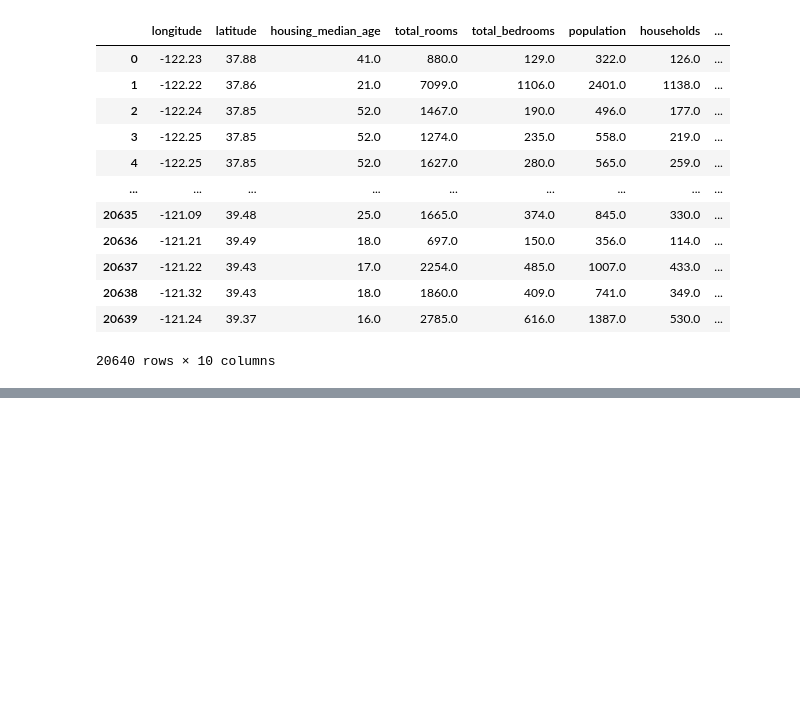
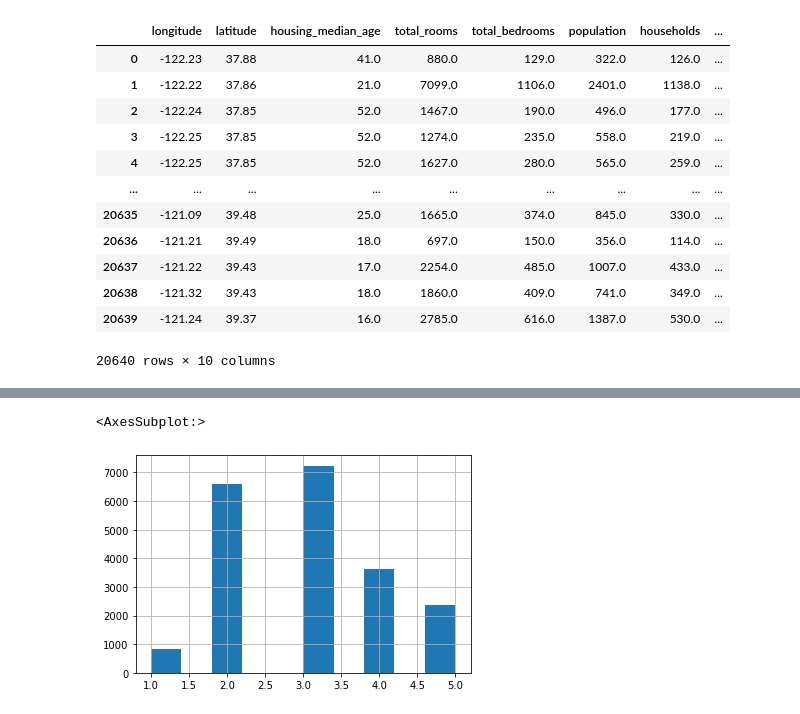
Before and after one commit to jubaljacob/Housing_ml, a Jupyter notebook: Housing_ML.ipynb, the cells around one changed output, grey strips where cells are left out. Saved outputs shown, nothing was run; the diff lists cells and outputs as text; code cells hidden in the pictures; blank space fills up the shorter version.

```diff
--- a/Housing_ML.ipynb
+++ b/Housing_ML.ipynb
@@ -22,0 +86,5 @@ housing_df
+# %%
+housing_df["income_cat"].hist()
+# %% [output]
+<AxesSubplot:>
+[figure, added]
```
Also changed, not shown: parts of 16 cells of this notebook.
